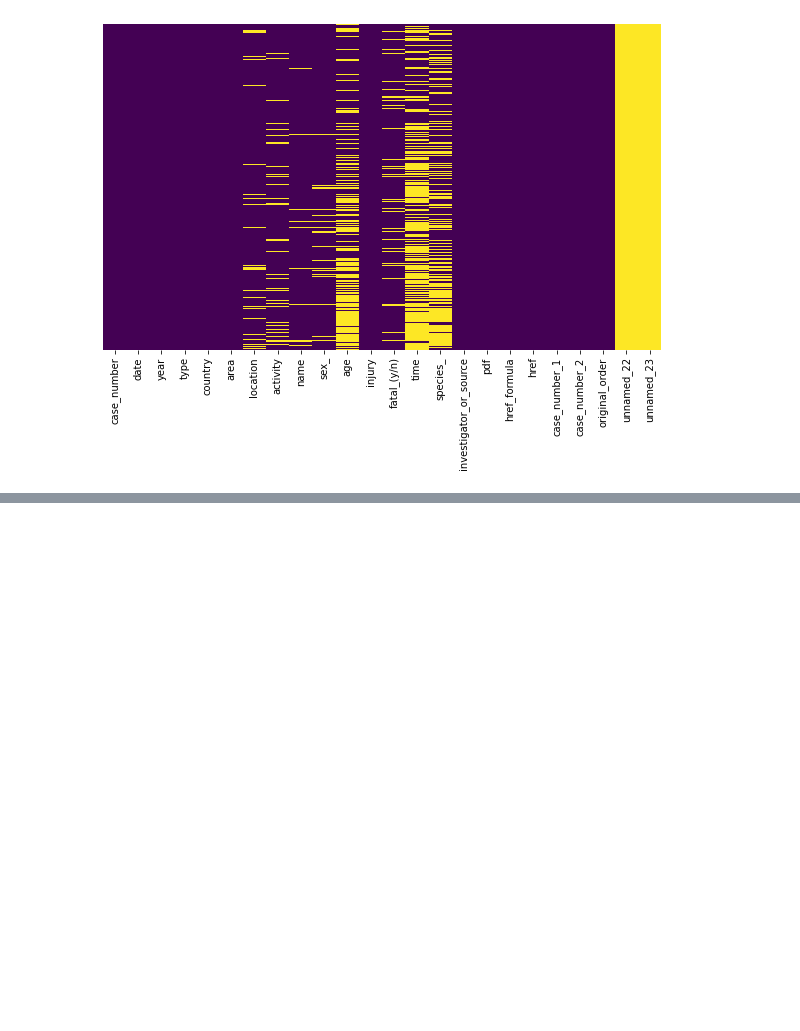
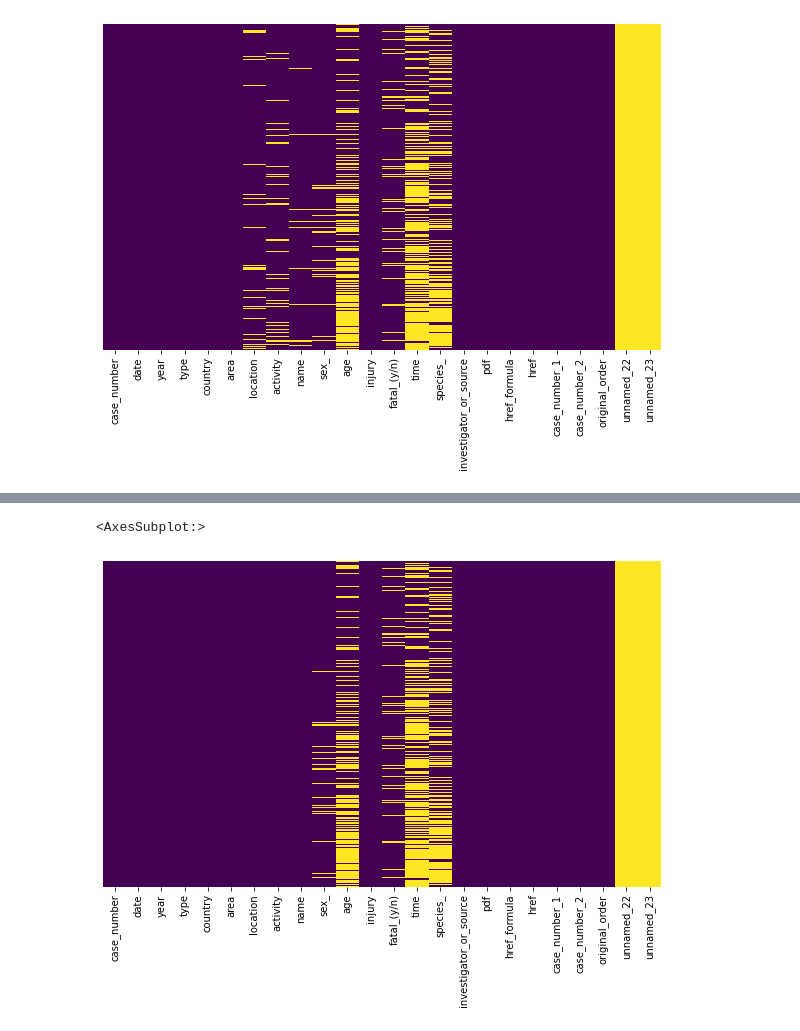
Before and after one commit to trabalong/project1_global_shark_attacks, a Jupyter notebook: notebooks/notebook1.ipynb, the cells around one changed output, grey strips where cells are left out. Drawn from its saved outputs; the diff is of its cells as text; code cells hidden in the pictures; blank space fills up the shorter version.

```diff
--- a/notebooks/notebook1.ipynb
+++ b/notebooks/notebook1.ipynb
@@ -114,0 +115,9 @@ graf(df)
+# %%
+if df['sex_'].item == 'M': df['name'].fillna('male', inplace = True)
+
+else: df['name'].fillna('female', inplace = True)
+
+graf(df)
+# %% [output]
+<AxesSubplot:>
+[figure, added]
```
Also changed, not shown: parts of 4 cells of this notebook.
